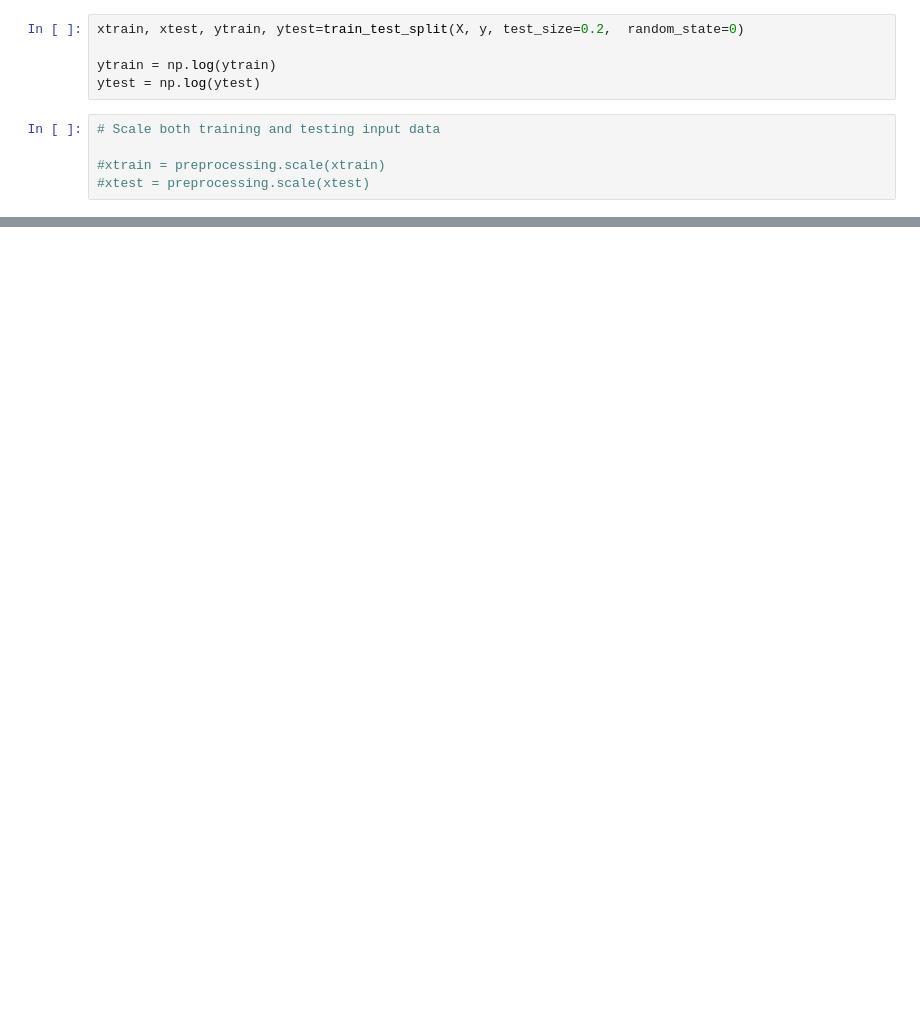
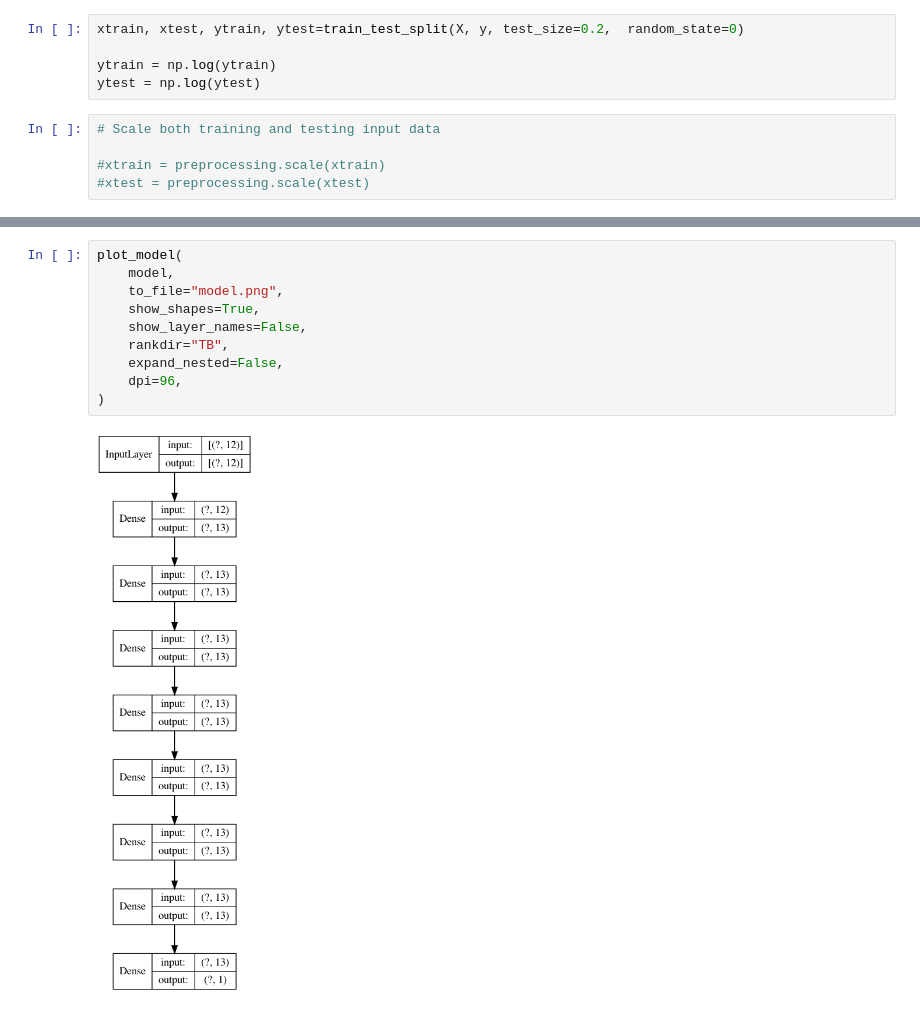
Before and after one commit to CS254-ML-FinalProject/Final-Project, a Jupyter notebook: CNN.ipynb, the cells around one changed output, grey strips where cells are left out. Drawn from its saved outputs; the diff is of its cells as text; blank space fills up the shorter version.

```diff
--- a/CNN.ipynb
+++ b/CNN.ipynb
@@ -296,3 +253,15 @@ The R2 score on the Test set is:        0.851
+# %%
+plot_model(
+    model,
+    to_file="model.png",
+    show_shapes=True,
+    show_layer_names=False,
+    rankdir="TB",
+    expand_nested=False,
+    dpi=96,
+)
+# %% [output]
+[figure, added]
 # %%
 plt.plot(ytrain, ytrain_pred,'*r')
 plt.plot(ytest, ytest_pred, '*g')
```
Also changed, not shown: parts of 12 cells of this notebook, 1 other file.
